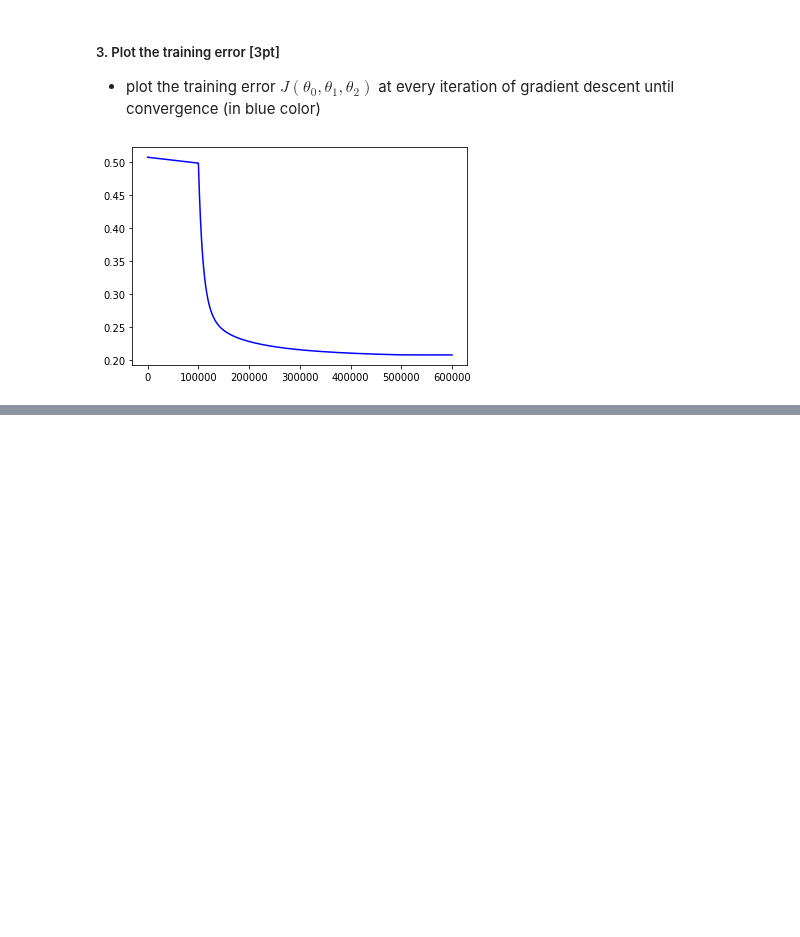
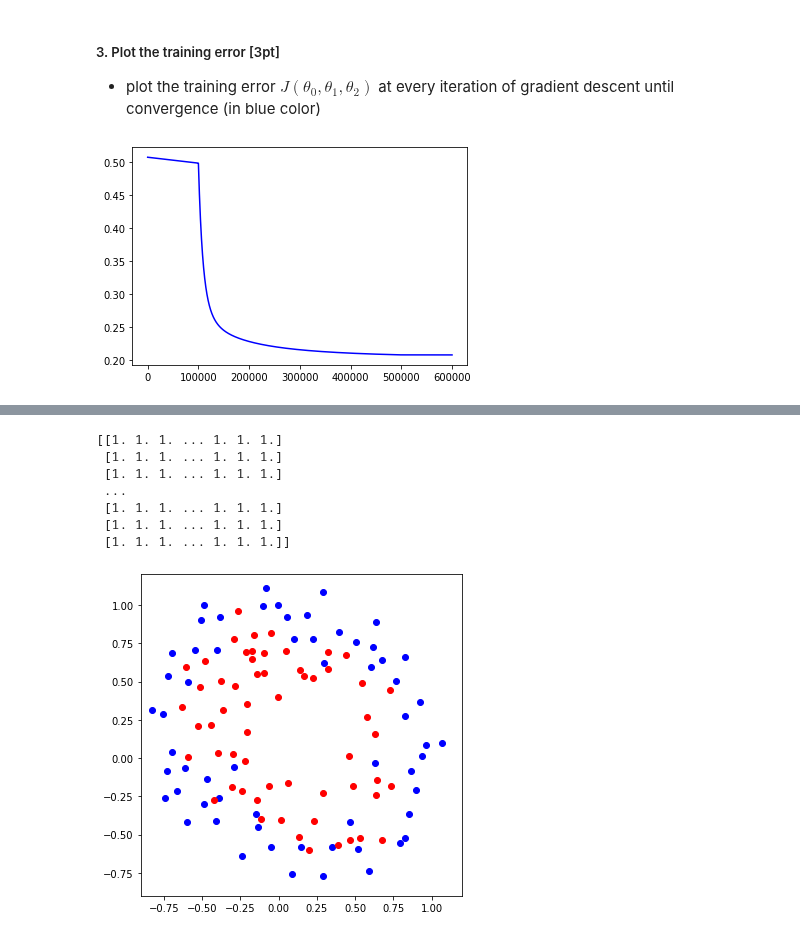
Before and after one commit to heebinYoo/assignment-02, a Jupyter notebook: assign02.ipynb, the cells around one changed output, grey strips where cells are left out. Saved outputs shown, nothing was run; the diff lists cells and outputs as text; code cells hidden in the pictures; blank space fills up the shorter version.

Commit message:
make accuracy

```diff
--- a/assign02.ipynb
+++ b/assign02.ipynb
@@ -42,7 +44,7 @@ plt.show()
 # %%
 
-lb_0 = np.column_stack([np.ones(len(x_label0)), x_label0, y_label0, np.zeros(len(x_label0))])
-lb_1 = np.column_stack([np.ones(len(x_label1)), x_label1, y_label1, np.ones(len(x_label1))])
+lb_0 = np.column_stack([x_label0, y_label0, np.zeros(len(x_label0))])
+lb_1 = np.column_stack([x_label1, y_label1, np.ones(len(x_label1))])
 
 
 train_set = np.vstack([lb_0,lb_1])
@@ -95,19 +81,32 @@ label == 0 의 결과
+# %%
+def f(data):
+    result = []
+    functions =[lambda x,y: x, lambda x,y: y, lambda x,y: x + 10]
+    for func in functions:
+        result.append(list(map(func, data[0,:], data[1,:])))
+    return np.array(result)
 # %%
 alpha = 0.0006
 m = len(train_set)
 
 def z(th, x):
-    return np.matmul(th,x)
+    return np.matmul(th,f(x))
 def h(th, x):
     return 1 / (1 +np.exp(-z(th, x)))
 def J(th, data):
-    return (1/(m)) * np.sum(-data[:,3] * np.log(h(th,np.transpose(data[:,0:3]))) -(1-data[:,3]) * np.log(1 - h(th,np.transpose(data[:,0:3]))))
+    return (1/(m)) * np.sum(                                                   \
+        - data[:,3] * np.log(h(th,np.transpose(data[:,0:2])))                  \
+        - (1-data[:,3]) * np.log(1 - h(th,np.transpose(data[:,0:2])))          \
+        )
+def accuracy():
+    return np.sum((np.equal(data[:,2],
+    np.around(h(g_th,f(np.transpose(train_set[:,0:2]))))))) / data[:,2].shape[0]
 
 
 # np.sum((h(th, np.transpose(data[:,0:4]))- data[:,4]) ** 2)
 def th_cal(th):
     result = []
-    diff = (h(th, np.transpose(train_set[:,0:3])) - train_set[:,3])
+    diff = (h(th, np.transpose(train_set[:,0:2])) - train_set[:,2])
     for j in range(len(th)):
         result.append( th[j]-(alpha * (1/m) * np.sum(  diff * train_set[:,j] )) )
     return np.array(result)
@@ -115,7 +114,7 @@ def th_cal(th):
 g_th = np.array([2,1,1])
 J_log_train = [J(g_th, train_set)]
 th_log = [g_th]
-
+accuracy_log = [accuracy()]
 
 # import sys
 e = 5*10 ** (-14)
@@ -125,6 +124,7 @@ for i in tqdm(range(600000)):
     g_th = th_cal(g_th)
     J_log_train.append(J(g_th, train_set))
     th_log.append(g_th)
+    accuracy_log.append(accuracy())
     if(i==100000):
         alpha = 0.0003
     elif(i == 500000):
@@ -198,0 +177,27 @@ Text(0.5, 1.0, 'logistic')
+# %%
+X, Y = np.meshgrid(np.linspace(-0.9, 1.2, 1000), np.linspace(-0.9, 1.2, 1000))
+
+
+Z = np.array([  np.around(   h(g_th, np.array([x,y]) )   ) for x,y in zip(X,Y)  ])
+print(Z)
+
+plt.figure(figsize=(12, 5))
+# levels에 구간을 넣어줘서 등고선 표시 위치를 정할 수 있습니다
+plt.contour(X, Y, Z, cmap='Greens',levels = np.linspace(Z.reshape(-1, 1).min(), Z.reshape(-1, 1).max(), 50))
+
+plt.scatter(x_label0, y_label0, c='b')
+plt.scatter(x_label1, y_label1, c='r')
+plt.tight_layout()
+plt.gca().set_aspect('equal', adjustable='box')
+
+
+plt.show()
+# %% [output]
+[[1. 1. 1. ... 1. 1. 1.]
+ [1. 1. 1. ... 1. 1. 1.]
+ [1. 1. 1. ... 1. 1. 1.]
+ ...
+ [1. 1. 1. ... 1. 1. 1.]
+ [1. 1. 1. ... 1. 1. 1.]
+ [1. 1. 1. ... 1. 1. 1.]]
+[figure, added]
```
Also changed, not shown: parts of 16 cells of this notebook.
